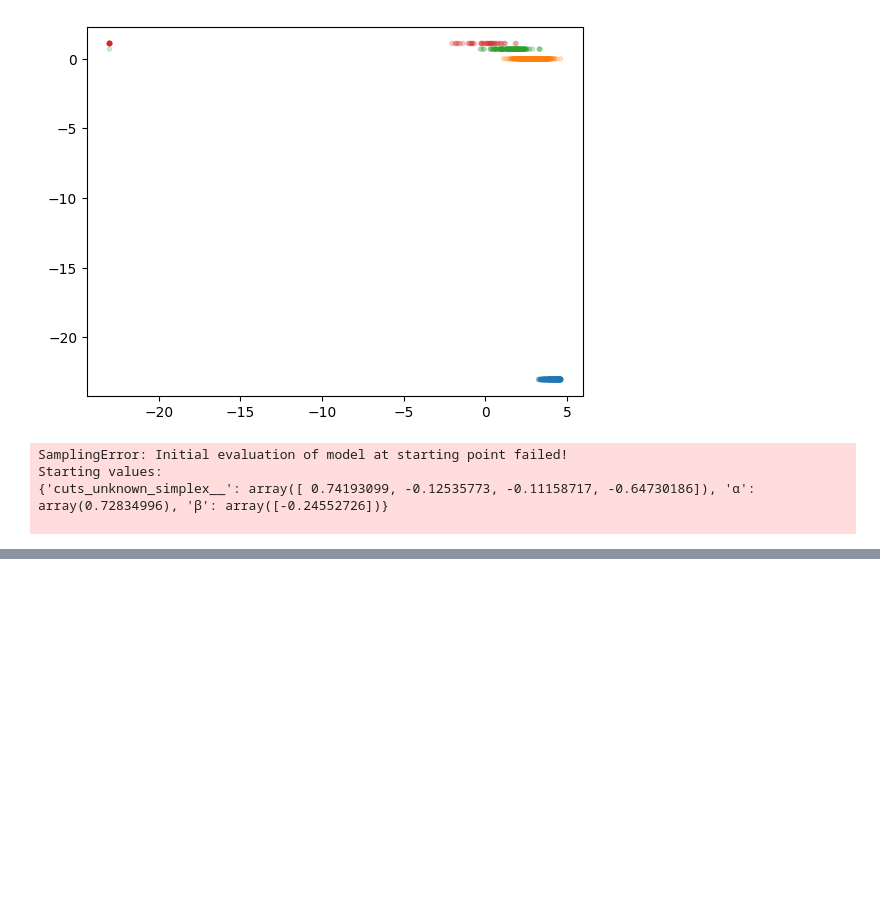
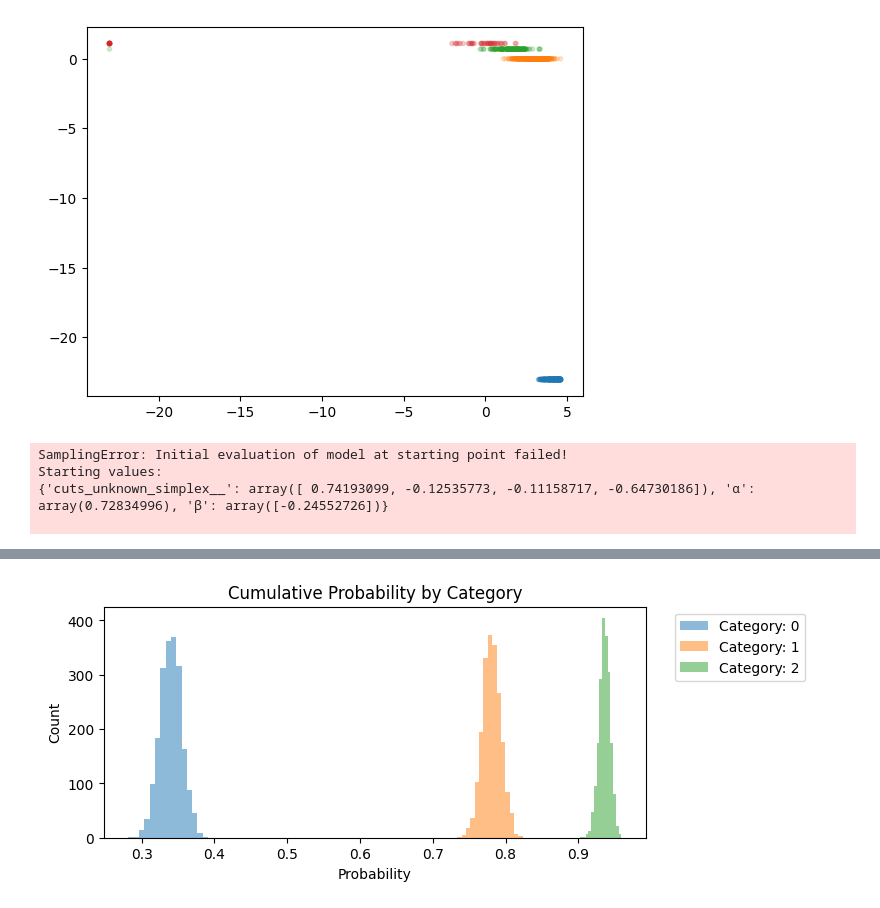
Before and after one commit to jacksone1/DataSci, a Jupyter notebook: DataSciUnit5ProjectClean.ipynb, the cells around one changed output, grey strips where cells are left out. Drawn from its saved outputs; the diff is of its cells as text; code cells hidden in the pictures; blank space fills up the shorter version.

```diff
--- a/DataSciUnit5ProjectClean.ipynb
+++ b/DataSciUnit5ProjectClean.ipynb
@@ -636,0 +753,11 @@ PlotTwo(idata_difficulty_ld)
+# %%
+fig, ax = plt.subplots(figsize=(7, 3))
+for i in range(3):
+    outcome = expit_func(bambi_idata.posterior.threshold).sel(threshold_dim=i).to_numpy().flatten()
+    ax.hist(outcome, bins=15, alpha=0.5, label=f"Category: {i}")
+ax.set_xlabel("Probability")
+ax.set_ylabel("Count")
+ax.set_title("Cumulative Probability by Category")
+ax.legend(bbox_to_anchor=(1.04, 1), loc="upper left");
+# %% [output]
+[figure, added]
```
Also changed, not shown: parts of 28 cells of this notebook.
